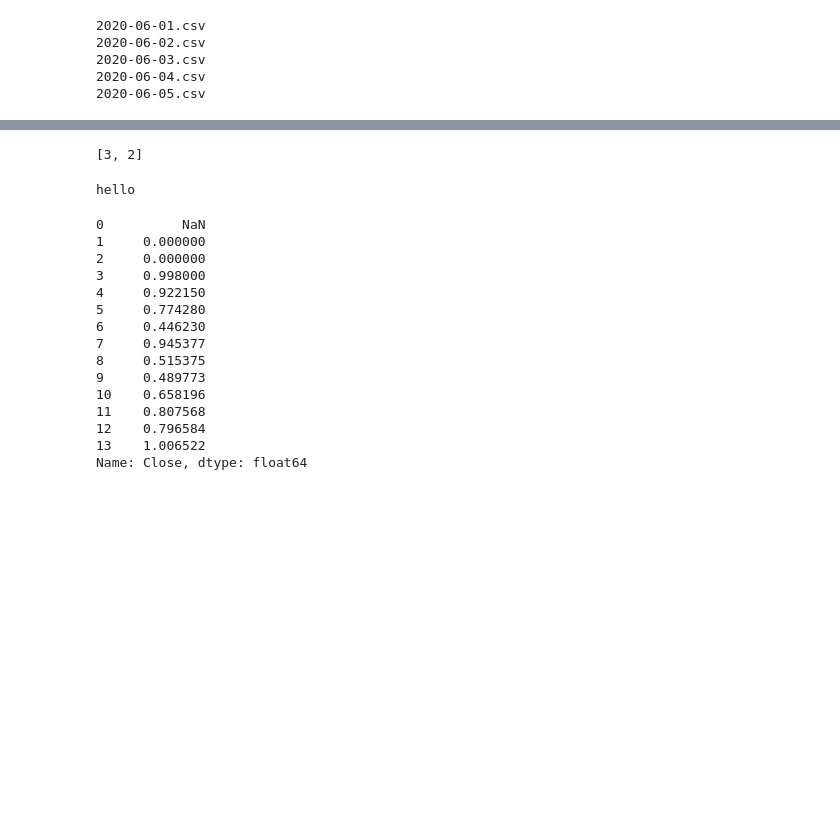
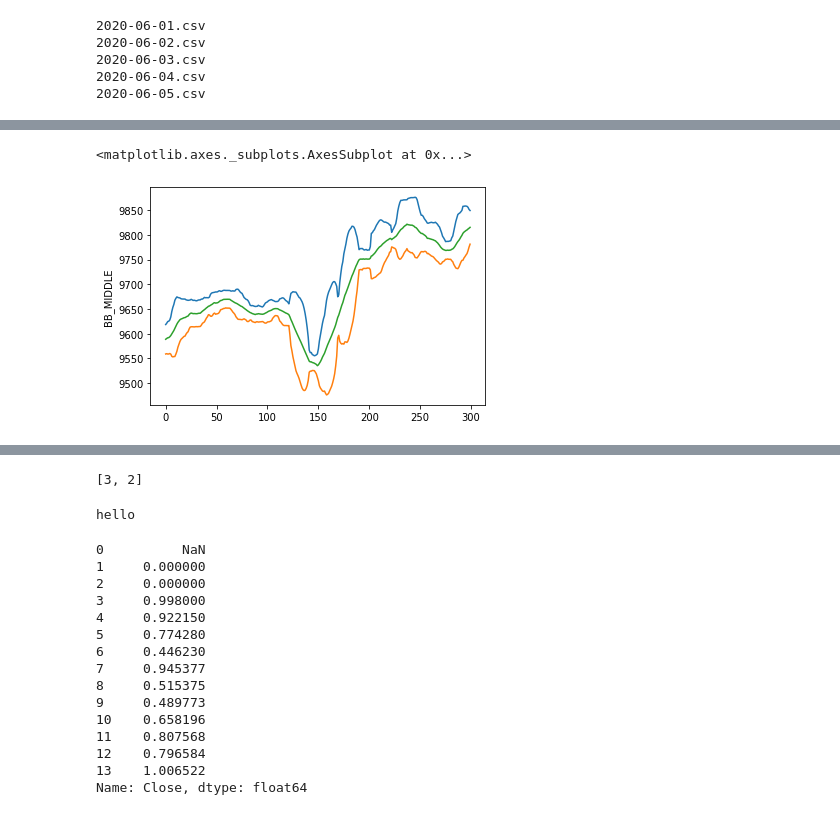
Before and after one commit to nathanielCherian/palantir, a Jupyter notebook: aggregators/Untitled.ipynb, the cells around one changed output, grey strips where cells are left out. Cells and saved outputs as stored; diff of their text form; code cells hidden in the pictures; blank space fills up the shorter version.

```diff
--- a/aggregators/Untitled.ipynb
+++ b/aggregators/Untitled.ipynb
@@ -19,6 +19,6 @@ data['PerChange'] = (data['Open'] - data['Close'])/data['WeightedPrice']
 2020-06-04.csv
 2020-06-05.csv
 # %%
-data = data.rename(columns={'Open':'open', 'High':'High', 'Low':'low', 'Close':'closingprice'})
+data = data.rename(columns={'Open':'open', 'High':'High', 'Low':'low', 'Close':'close'})
 # %%
 from finta import TA
@@ -46,0 +59,3 @@ Index(['Timestamp', 'Open', 'High', 'Low', 'Close', 'Volume', 'volumfe',
+# %%
+bb = TA.BBANDS(data)
+bb
@@ -46,0 +76,11 @@ Index(['Timestamp', 'Open', 'High', 'Low', 'Close', 'Volume', 'volumfe',
+# %%
+import seaborn as sns
+import matplotlib.pyplot as plt
+
+bb = bb[-300:]
+ax = sns.lineplot(x=range(len(bb)), y='BB_UPPER', data=bb)
+sns.lineplot(x=range(len(bb)), y='BB_LOWER', data=bb, ax=ax)
+sns.lineplot(x=range(len(bb)), y='BB_MIDDLE', data=bb, ax=ax)
+# %% [output]
+<matplotlib.axes._subplots.AxesSubplot at 0x...>
+[figure, added]
```
Also changed, not shown: parts of 8 cells of this notebook, 7 other files.
